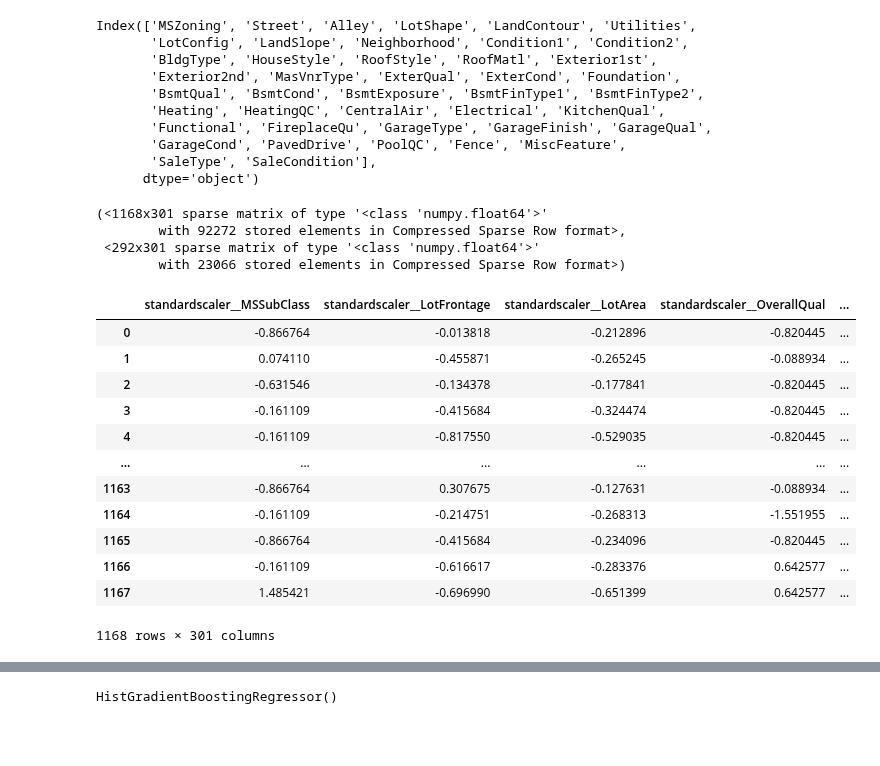
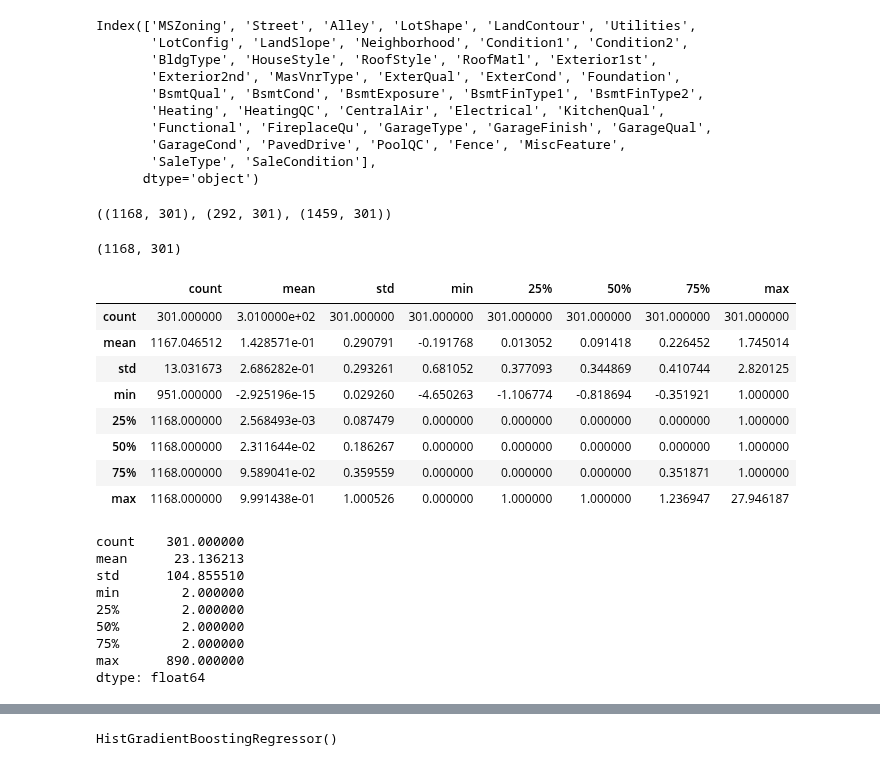
Before and after one commit to corazzon/KaggleStruggle, a Jupyter notebook: house-prices/house-hgbr.ipynb, the cells around one changed output, grey strips where cells are left out. Cells and saved outputs as stored; diff of their text form; code cells hidden in the pictures; blank space fills up the shorter version.

```diff
--- a/house-prices/house-hgbr.ipynb
+++ b/house-prices/house-hgbr.ipynb
@@ -96,27 +95,38 @@ ct = make_column_transformer(
        make_column_selector(dtype_include="category")))
 
 X_train_ct = ct.fit_transform(X_train)
-X_test_ct = ct.transform(X_test)
+X_valid_ct = ct.transform(X_valid)
+test_ct = ct.transform(test)
 
-X_train_ct, X_test_ct
+X_train_ct.shape, X_valid_ct.shape, test_ct.shape
 # %% [output]
-(<1168x301 sparse matrix of type '<class 'numpy.float64'>'
-        with 92272 stored elements in Compressed Sparse Row format>,
- <292x301 sparse matrix of type '<class 'numpy.float64'>'
-        with 23066 stored elements in Compressed Sparse Row format>)
+((1168, 301), (292, 301), (1459, 301))
 # %%
-pd.DataFrame(X_train_ct.toarray(), columns=ct.get_feature_names_out())
+df_train = pd.DataFrame(X_train_ct.toarray(), columns=ct.get_feature_names_out())
+df_train.shape
 # %% [output]
-|  | standardscaler__MSSubClass | standardscaler__LotFrontage | standardscaler__LotArea | standardscaler__OverallQual | ... |
-| 0 | -0.866764 | -0.013818 | -0.212896 | -0.820445 | ... |
-| 1 | 0.074110 | -0.455871 | -0.265245 | -0.088934 | ... |
-| 2 | -0.631546 | -0.134378 | -0.177841 | -0.820445 | ... |
-| 3 | -0.161109 | -0.415684 | -0.324474 | -0.820445 | ... |
-| 4 | -0.161109 | -0.817550 | -0.529035 | -0.820445 | ... |
-| ... | ... | ... | ... | ... | ... |
-| 1163 | -0.866764 | 0.307675 | -0.127631 | -0.088934 | ... |
-| 1164 | -0.161109 | -0.214751 | -0.268313 | -1.551955 | ... |
-| 1165 | -0.866764 | -0.415684 | -0.234096 | -0.820445 | ... |
-| 1166 | -0.161109 | -0.616617 | -0.283376 | 0.642577 | ... |
-| 1167 | 1.485421 | -0.696990 | -0.651399 | 0.642577 | ... |
-1168 rows × 301 columns
+(1168, 301)
+# %%
+df_train.describe().T.describe()
+# %% [output]
+|  | count | mean | std | min | 25% | 50% | 75% | max |
+| count | 301.000000 | 3.010000e+02 | 301.000000 | 301.000000 | 301.000000 | 301.000000 | 301.000000 | 301.000000 |
+| mean | 1167.046512 | 1.428571e-01 | 0.290791 | -0.191768 | 0.013052 | 0.091418 | 0.226452 | 1.745014 |
+| std | 13.031673 | 2.686282e-01 | 0.293261 | 0.681052 | 0.377093 | 0.344869 | 0.410744 | 2.820125 |
+| min | 951.000000 | -2.925196e-15 | 0.029260 | -4.650263 | -1.106774 | -0.818694 | -0.351921 | 1.000000 |
+| 25% | 1168.000000 | 2.568493e-03 | 0.087479 | 0.000000 | 0.000000 | 0.000000 | 0.000000 | 1.000000 |
+| 50% | 1168.000000 | 2.311644e-02 | 0.186267 | 0.000000 | 0.000000 | 0.000000 | 0.000000 | 1.000000 |
+| 75% | 1168.000000 | 9.589041e-02 | 0.359559 | 0.000000 | 0.000000 | 0.000000 | 0.351871 | 1.000000 |
+| max | 1168.000000 | 9.991438e-01 | 1.000526 | 0.000000 | 1.000000 | 1.000000 | 1.236947 | 27.946187 |
+# %%
+df_train.nunique().describe()
+# %% [output]
+count    301.000000
+mean      23.136213
+std      104.855510
+min        2.000000
+25%        2.000000
+50%        2.000000
+75%        2.000000
+max      890.000000
+dtype: float64
```
Also changed, not shown: parts of 7 cells of this notebook.
